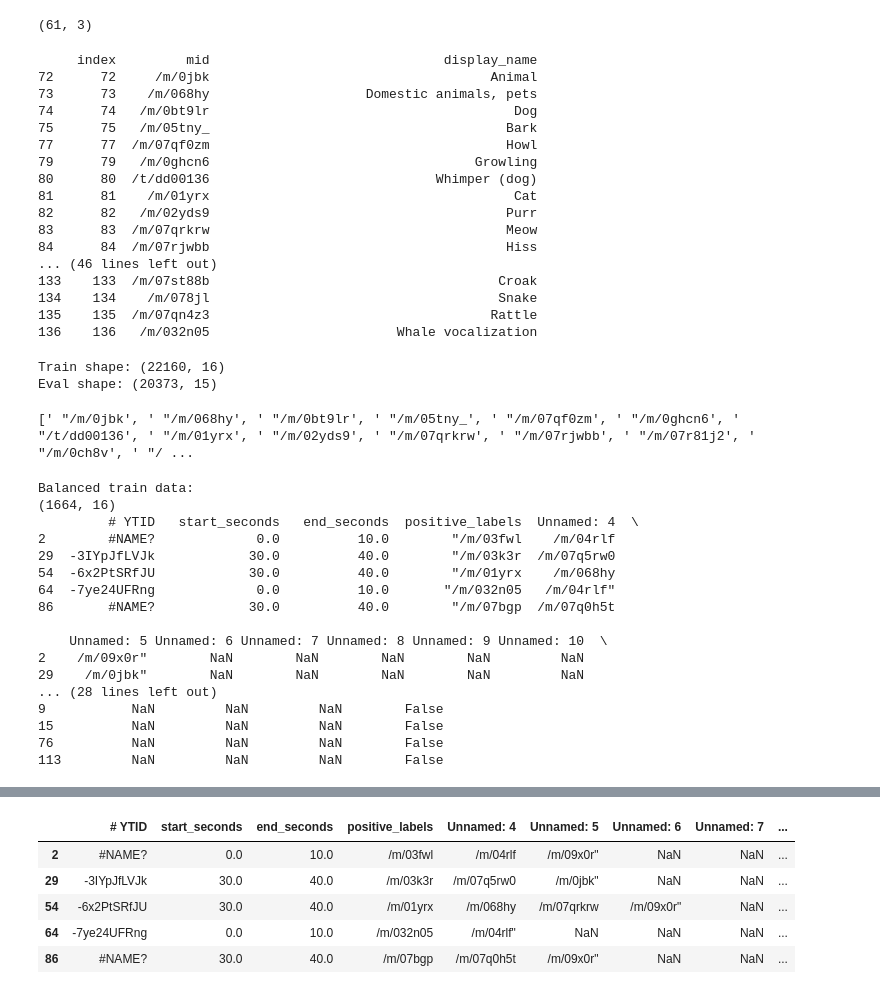
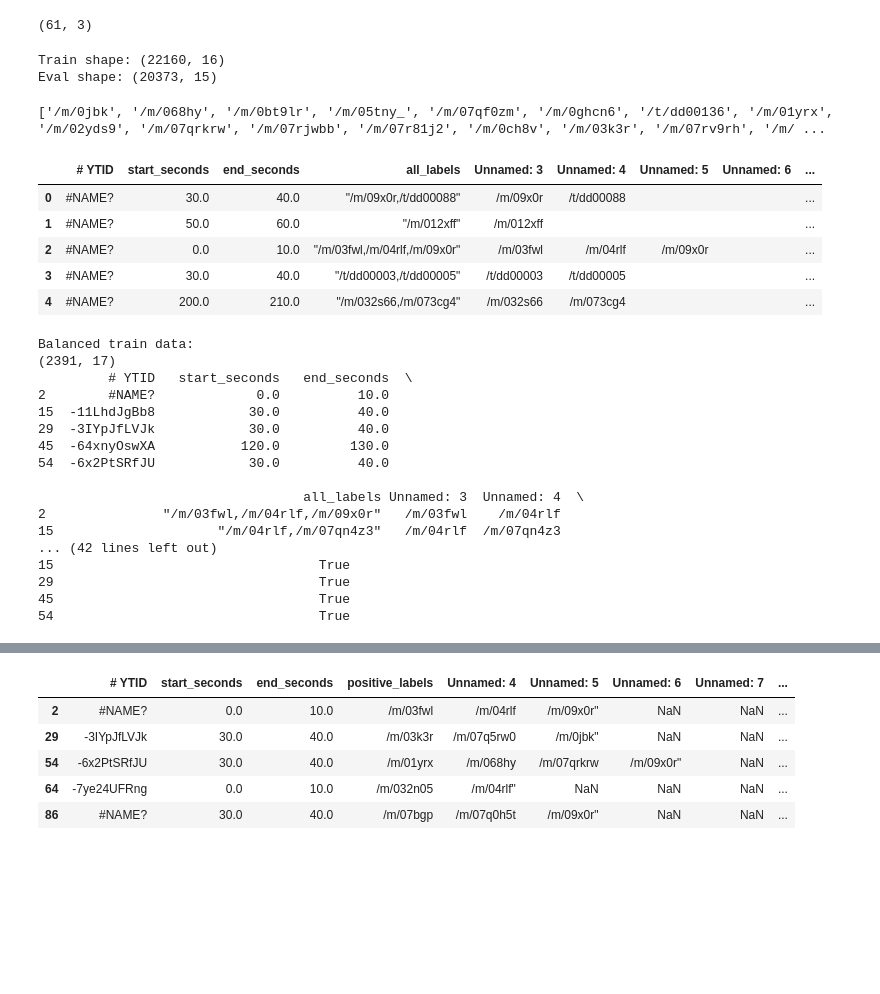
Before and after one commit to markadivalerio/audio-classifier-project, a Jupyter notebook: filter_audioset_data.ipynb, the cells around one changed output, grey strips where cells are left out. Cells and saved outputs as stored; diff of their text form; code cells hidden in the pictures; blank space fills up the shorter version.

```diff
--- a/filter_audioset_data.ipynb
+++ b/filter_audioset_data.ipynb
@@ -83,24 +160,6 @@ print(audioset_labels.shape)
 # %% [output]
 (61, 3)
 # %%
-with pd.option_context('display.max_rows', None, 'display.max_columns', None):  # more options can be specified also
-    print(audioset_labels)
+#with pd.option_context('display.max_rows', None, 'display.max_columns', None):  # more options can be specified also
+#    print(audioset_labels)
-# %% [output]
-     index         mid                              display_name
-72      72     /m/0jbk                                    Animal
-73      73    /m/068hy                    Domestic animals, pets
-74      74   /m/0bt9lr                                       Dog
-75      75   /m/05tny_                                      Bark
-77      77  /m/07qf0zm                                      Howl
-79      79   /m/0ghcn6                                  Growling
-80      80  /t/dd00136                             Whimper (dog)
-81      81    /m/01yrx                                       Cat
-82      82   /m/02yds9                                      Purr
-83      83  /m/07qrkrw                                      Meow
-84      84  /m/07rjwbb                                      Hiss
-... (46 lines left out)
-133    133  /m/07st88b                                     Croak
-134    134    /m/078jl                                     Snake
-135    135  /m/07qn4z3                                    Rattle
-136    136   /m/032n05                        Whale vocalization
 # %%
@@ -113,8 +173,16 @@ print("Eval shape:", audioset_eval.shape)
 Train shape: (22160, 16)
 Eval shape: (20373, 15)
 # %%
-label_list = [ str(' "' + label) for label in audioset_labels['mid'].tolist() ]
-label_list
+label_list = audioset_labels['mid'].tolist()
 print(label_list)
 # %% [output]
-[' "/m/0jbk', ' "/m/068hy', ' "/m/0bt9lr', ' "/m/05tny_', ' "/m/07qf0zm', ' "/m/0ghcn6', ' "/t/dd00136', ' "/m/01yrx', ' "/m/02yds9', ' "/m/07qrkrw', ' "/m/07rjwbb', ' "/m/07r81j2', ' "/m/0ch8v', ' "/ ...
+['/m/0jbk', '/m/068hy', '/m/0bt9lr', '/m/05tny_', '/m/07qf0zm', '/m/0ghcn6', '/t/dd00136', '/m/01yrx', '/m/02yds9', '/m/07qrkrw', '/m/07rjwbb', '/m/07r81j2', '/m/0ch8v', '/m/03k3r', '/m/07rv9rh', '/m/ ...
+# %%
+audioset_bal_train.head()
+# %% [output]
+|  | # YTID | start_seconds | end_seconds | all_labels | Unnamed: 3 | Unnamed: 4 | Unnamed: 5 | Unnamed: 6 | ... |
+| 0 | #NAME? | 30.0 | 40.0 | "/m/09x0r,/t/dd00088" | /m/09x0r | /t/dd00088 |  |  | ... |
+| 1 | #NAME? | 50.0 | 60.0 | "/m/012xff" | /m/012xff |  |  |  | ... |
+| 2 | #NAME? | 0.0 | 10.0 | "/m/03fwl,/m/04rlf,/m/09x0r" | /m/03fwl | /m/04rlf | /m/09x0r |  | ... |
+| 3 | #NAME? | 30.0 | 40.0 | "/t/dd00003,/t/dd00005" | /t/dd00003 | /t/dd00005 |  |  | ... |
+| 4 | #NAME? | 200.0 | 210.0 | "/m/032s66,/m/073cg4" | /m/032s66 | /m/073cg4 |  |  | ... |
@@ -121,6 +192,7 @@ print(label_list)
 # %%
 # Fitler all non-animal data
-audioset_bal_train = audioset_bal_train[audioset_bal_train[' positive_labels'].isin(label_list)]
+#audioset_bal_train = audioset_bal_train[audioset_bal_train[' positive_labels'].isin(label_list)]
+audioset_bal_train = audioset_bal_train[audioset_bal_train['animal_sound'] == True]
 print("Balanced train data:")
 print(audioset_bal_train.shape)
 print(audioset_bal_train.head())
@@ -129,27 +201,27 @@ print(audioset_bal_train.head())
 #  audioset_unbal_train[audioset_unbal_train[' positive_labels'].isin(label_list)]
 #  audioset_unbal_train.shape
 
-audioset_eval = audioset_eval[audioset_eval[' positive_labels'].isin(label_list)]
+audioset_eval = audioset_eval[audioset_eval['animal_sound'] == True]
 print("Eval data")
 print(audioset_eval.shape)
-print(audioset_eval.head())
+#print(audioset_eval.head())
 # %% [output]
 Balanced train data:
-(1664, 16)
-         # YTID   start_seconds   end_seconds  positive_labels  Unnamed: 4  \
-2        #NAME?             0.0          10.0        "/m/03fwl    /m/04rlf
-29  -3IYpJfLVJk            30.0          40.0        "/m/03k3r  /m/07q5rw0
-54  -6x2PtSRfJU            30.0          40.0        "/m/01yrx    /m/068hy
-64  -7ye24UFRng             0.0          10.0       "/m/032n05   /m/04rlf"
-86       #NAME?            30.0          40.0        "/m/07bgp  /m/07q0h5t
+(2391, 17)
+         # YTID   start_seconds   end_seconds  \
+2        #NAME?             0.0          10.0
+15  -11LhdJgBb8            30.0          40.0
+29  -3IYpJfLVJk            30.0          40.0
+45  -64xnyOswXA           120.0         130.0
+54  -6x2PtSRfJU            30.0          40.0
 
-    Unnamed: 5 Unnamed: 6 Unnamed: 7 Unnamed: 8 Unnamed: 9 Unnamed: 10  \
-2    /m/09x0r"        NaN        NaN        NaN        NaN         NaN
-29    /m/0jbk"        NaN        NaN        NaN        NaN         NaN
-... (28 lines left out)
-9           NaN         NaN         NaN        False
-15          NaN         NaN         NaN        False
-76          NaN         NaN         NaN        False
-113         NaN         NaN         NaN        False
+                                  all_labels Unnamed: 3  Unnamed: 4  \
+2               "/m/03fwl,/m/04rlf,/m/09x0r"   /m/03fwl    /m/04rlf
+15                     "/m/04rlf,/m/07qn4z3"   /m/04rlf  /m/07qn4z3
+... (42 lines left out)
+15                                  True
+29                                  True
+45                                  True
+54                                  True
 # %%
 # Fitler all wavs with multiple labels
```
Also changed, not shown: parts of 39 cells of this notebook.
